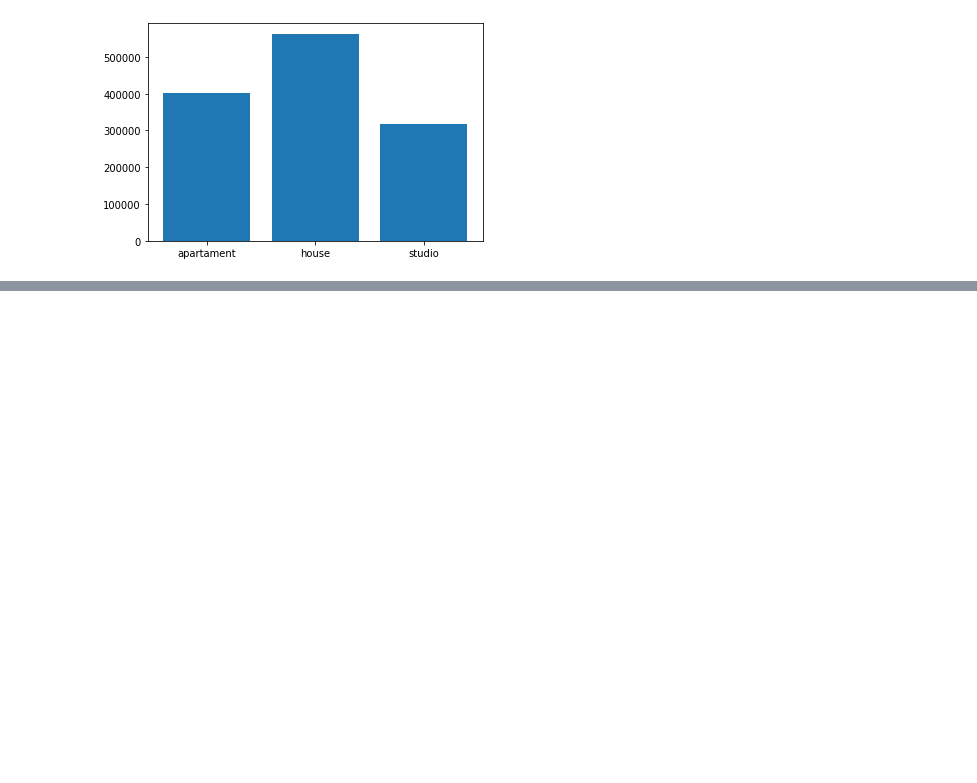
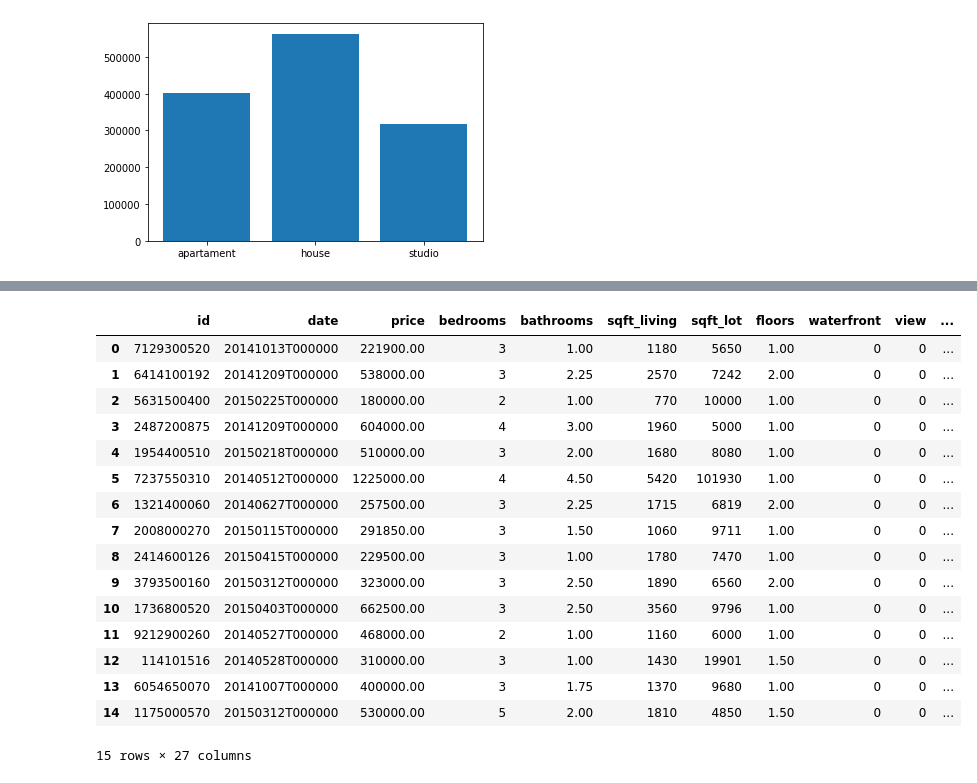
Before and after one commit to RaviCampos/python, a Jupyter notebook: try_ds/try_ds_notebook.ipynb, the cells around one changed output, grey strips where cells are left out. Saved outputs shown, nothing was run; the diff lists cells and outputs as text; code cells hidden in the pictures; blank space fills up the shorter version.

```diff
--- a/try_ds/try_ds_notebook.ipynb
+++ b/try_ds/try_ds_notebook.ipynb
@@ -69,0 +95,5 @@ plt.bar(price_by_dor["dormiroy_type"], price_by_dor["price"])
+# %%
+from geopy.geocoders import Nominatim
+geolocator = Nominatim( user_agent="geoapiExercises")
+response = geolocator.reverse("47.5112,-122.257")
+response.raw
@@ -69,0 +118,39 @@ plt.bar(price_by_dor["dormiroy_type"], price_by_dor["price"])
+# %%
+data["place_id"] = "NA"
+data["osm_type"] = "NA"
+data["country"] = "NA"
+data["country_code"] = "NA"
+
+for i in range(15):
+    lat = data.loc[i, "lat"]
+    lon = data.loc[i, "long"]
+    response = geolocator.reverse(f"{lat},{lon}")
+    response = response.raw
+    if "place_id" in response:
+        data.loc[i, "place_id"] = response["place_id"]
+    if "osm_type" in response:
+        data.loc[i, "osm_type"] = response["osm_type"]
+    if "country" in response["address"]:
+        data.loc[i, "country"] = response["address"]["country"]
+    if "country_code" in response["address"]:
+        data.loc[i, "country_code"] = response["address"]["country_code"]
+# %%
+data.head(15)
+# %% [output]
+|  | id | date | price | bedrooms | bathrooms | sqft_living | sqft_lot | floors | waterfront | view | ... |
+| 0 | 7129300520 | 20141013T000000 | 221900.00 | 3 | 1.00 | 1180 | 5650 | 1.00 | 0 | 0 | ... |
+| 1 | 6414100192 | 20141209T000000 | 538000.00 | 3 | 2.25 | 2570 | 7242 | 2.00 | 0 | 0 | ... |
+| 2 | 5631500400 | 20150225T000000 | 180000.00 | 2 | 1.00 | 770 | 10000 | 1.00 | 0 | 0 | ... |
+| 3 | 2487200875 | 20141209T000000 | 604000.00 | 4 | 3.00 | 1960 | 5000 | 1.00 | 0 | 0 | ... |
+| 4 | 1954400510 | 20150218T000000 | 510000.00 | 3 | 2.00 | 1680 | 8080 | 1.00 | 0 | 0 | ... |
+| 5 | 7237550310 | 20140512T000000 | 1225000.00 | 4 | 4.50 | 5420 | 101930 | 1.00 | 0 | 0 | ... |
+| 6 | 1321400060 | 20140627T000000 | 257500.00 | 3 | 2.25 | 1715 | 6819 | 2.00 | 0 | 0 | ... |
+| 7 | 2008000270 | 20150115T000000 | 291850.00 | 3 | 1.50 | 1060 | 9711 | 1.00 | 0 | 0 | ... |
+| 8 | 2414600126 | 20150415T000000 | 229500.00 | 3 | 1.00 | 1780 | 7470 | 1.00 | 0 | 0 | ... |
+| 9 | 3793500160 | 20150312T000000 | 323000.00 | 3 | 2.50 | 1890 | 6560 | 2.00 | 0 | 0 | ... |
+| 10 | 1736800520 | 20150403T000000 | 662500.00 | 3 | 2.50 | 3560 | 9796 | 1.00 | 0 | 0 | ... |
+| 11 | 9212900260 | 20140527T000000 | 468000.00 | 2 | 1.00 | 1160 | 6000 | 1.00 | 0 | 0 | ... |
+| 12 | 114101516 | 20140528T000000 | 310000.00 | 3 | 1.00 | 1430 | 19901 | 1.50 | 0 | 0 | ... |
+| 13 | 6054650070 | 20141007T000000 | 400000.00 | 3 | 1.75 | 1370 | 9680 | 1.00 | 0 | 0 | ... |
+| 14 | 1175000570 | 20150312T000000 | 530000.00 | 5 | 2.00 | 1810 | 4850 | 1.50 | 0 | 0 | ... |
+15 rows × 27 columns
```
Also changed, not shown: parts of 9 cells of this notebook.
